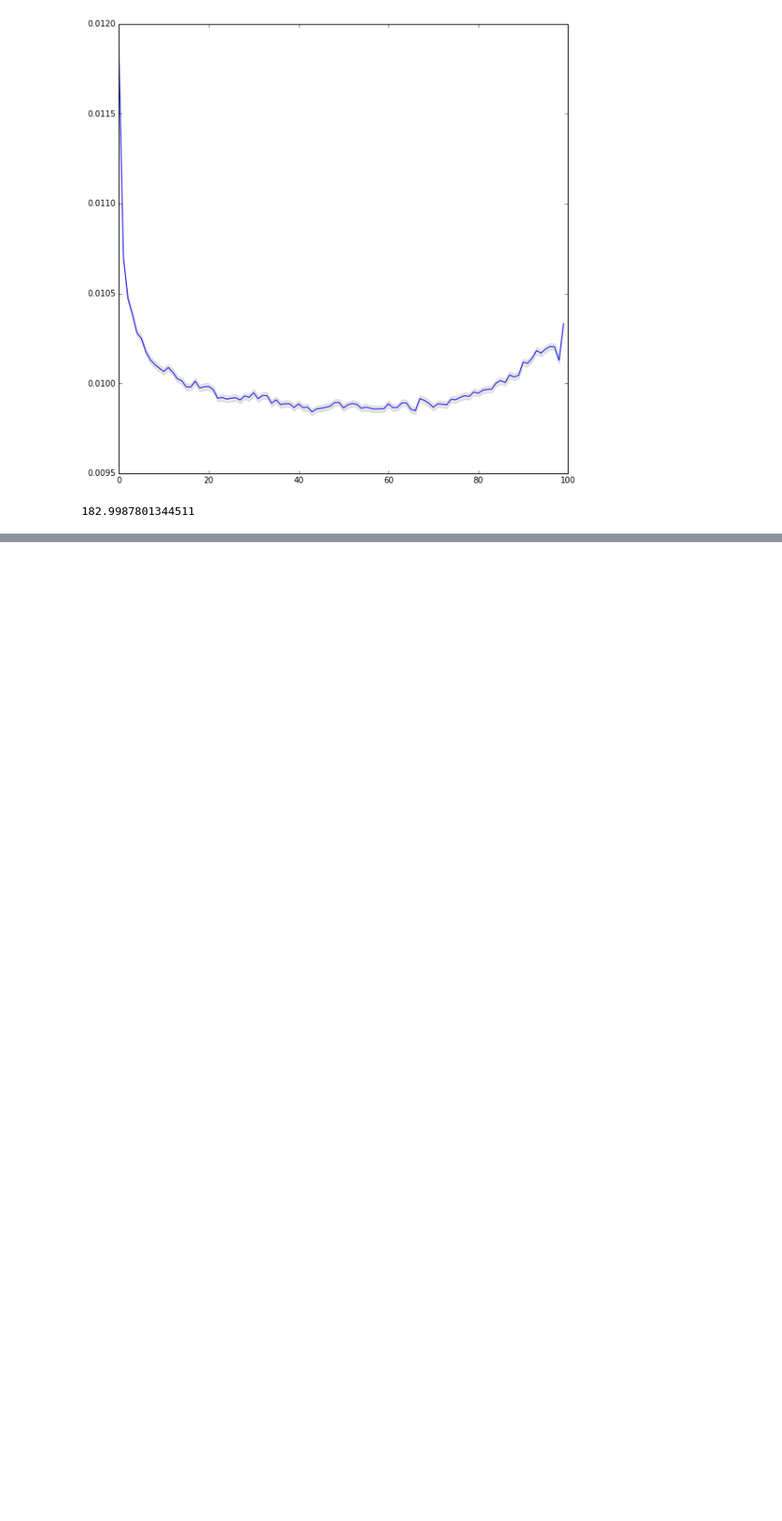
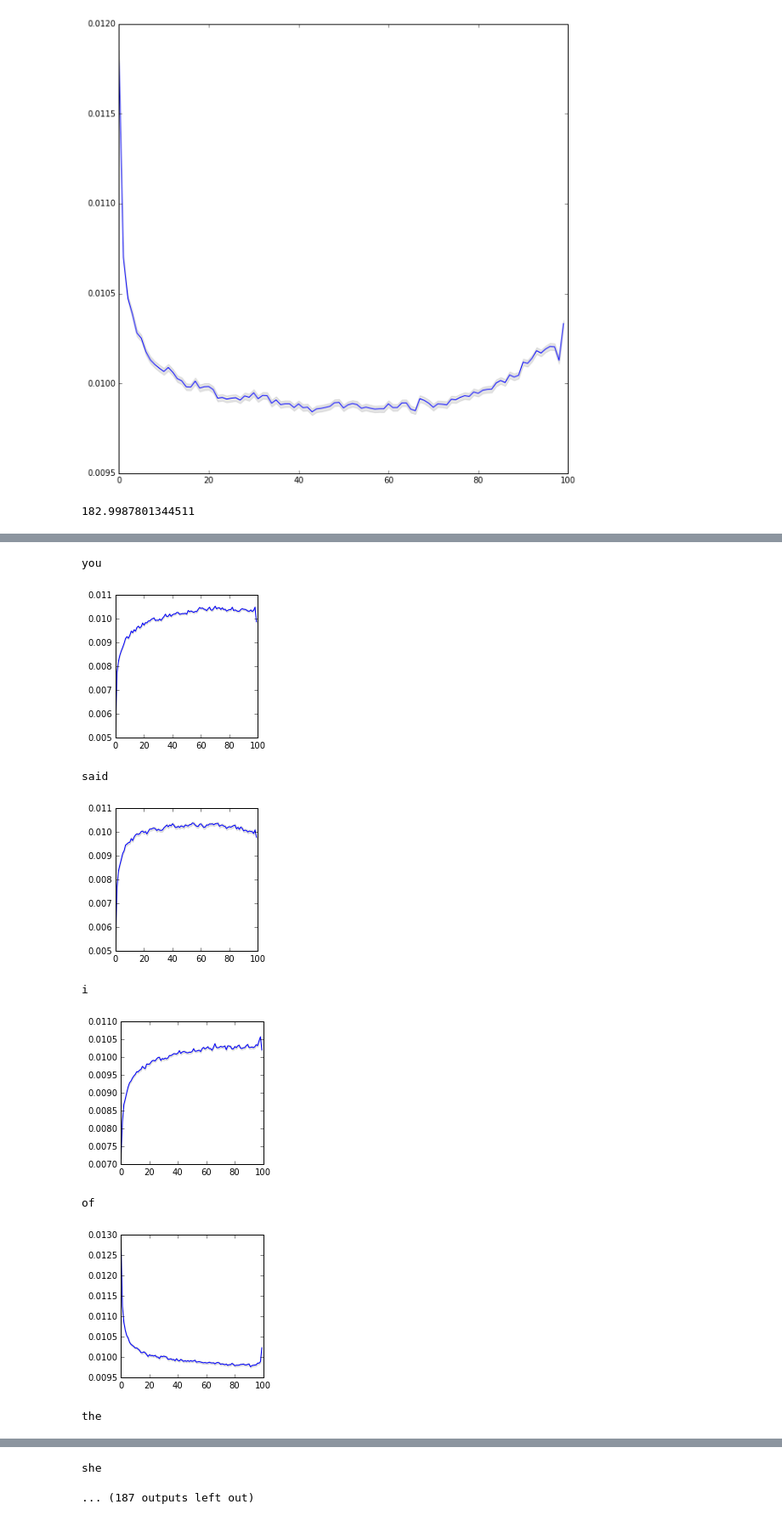
Before and after one commit to davidmcclure/literary-interior, a Jupyter notebook: notebooks/v24-bootstrap-irregular.ipynb, the cells around one changed output, grey strips where cells are left out. Shown at 85% size. Drawn from its saved outputs; the diff is of its cells as text; code cells hidden in the pictures; blank space fills up the shorter version.

Commit message:
Plot bootstrap-backed irregularity scores.

```diff
--- a/notebooks/v24-bootstrap-irregular.ipynb
+++ b/notebooks/v24-bootstrap-irregular.ipynb
@@ -56,0 +73,11 @@ zscores.max()
+# %%
+data = [
+    (token, count, max_zscore(token))
+    for token, count in tokens.items()
+]
+# %%
+import pandas as pd
+
+df = pd.DataFrame(data, columns=('token', 'count', 'zscore'))
+
+df.sort_values('zscore', ascending=False, inplace=True)
@@ -56,0 +106,34 @@ zscores.max()
+# %%
+def plot_bootstrap(token):
+
+    series = Token.token_series(token)
+
+    bs = bootstrap(series)
+
+    plt.figure(figsize=(3,3))
+
+    plt.plot(bs.mean(0))
+
+    plt.fill_between(
+        range(100),
+        bs.mean(0) + 2*bs.std(0),
+        bs.mean(0) - 2*bs.std(0),
+        color='black',
+        alpha=0.1,
+    )
+
+    print(token)
+    plt.show()
+# %%
+for i, (token, count, zscore) in df.head(100).iterrows():
+    plot_bootstrap(token)
+# %% [output]
+you
+[figure, added]
+said
+[figure, added]
+i
+[figure, added]
+of
+[figure, added]
+the
@@ -56,0 +142,2 @@ zscores.max()
+she
+... (187 outputs left out)
```
Also changed, not shown: parts of 4 cells of this notebook.
